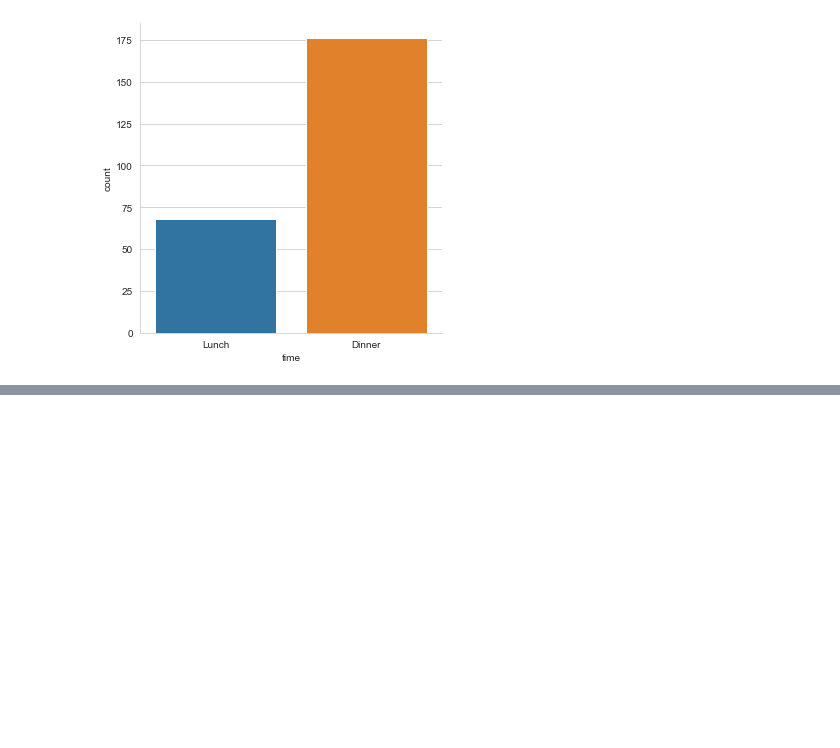
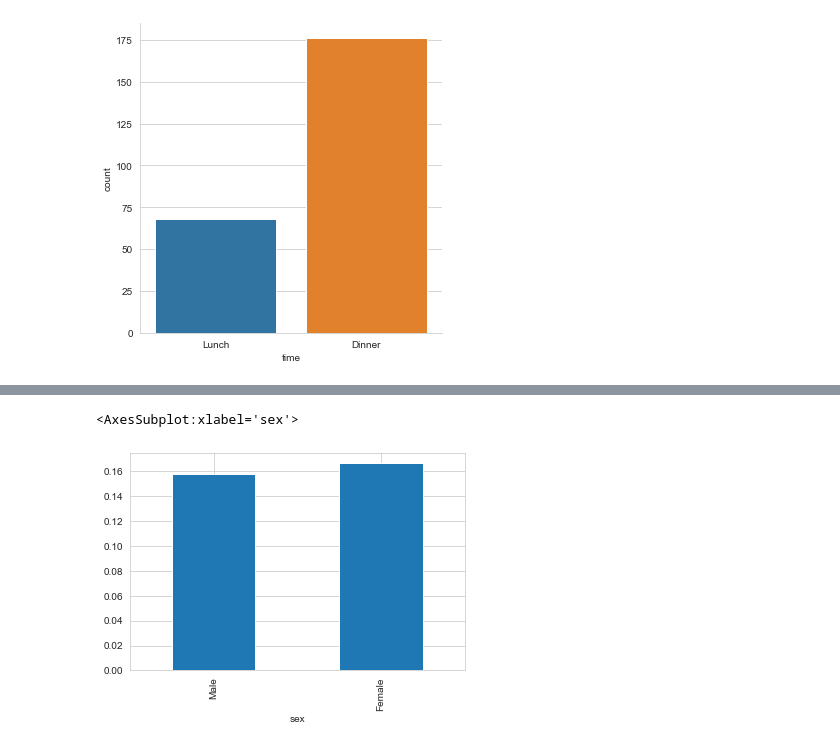
Before and after one commit to 1024xx4/statistics_udemy, a Jupyter notebook: reviewspace.ipynb, the cells around one changed output, grey strips where cells are left out. Saved outputs shown, nothing was run; the diff lists cells and outputs as text; code cells hidden in the pictures; blank space fills up the shorter version.

```diff
--- a/reviewspace.ipynb
+++ b/reviewspace.ipynb
@@ -36,0 +68,5 @@ sns.catplot(x='time', data=df, kind='count')
+# %%
+df.groupby('sex').mean()['tip_rate'].plot(kind='bar')
+# %% [output]
+<AxesSubplot:xlabel='sex'>
+[figure, added]
```
Also changed, not shown: parts of 9 cells of this notebook, 1 other file.
